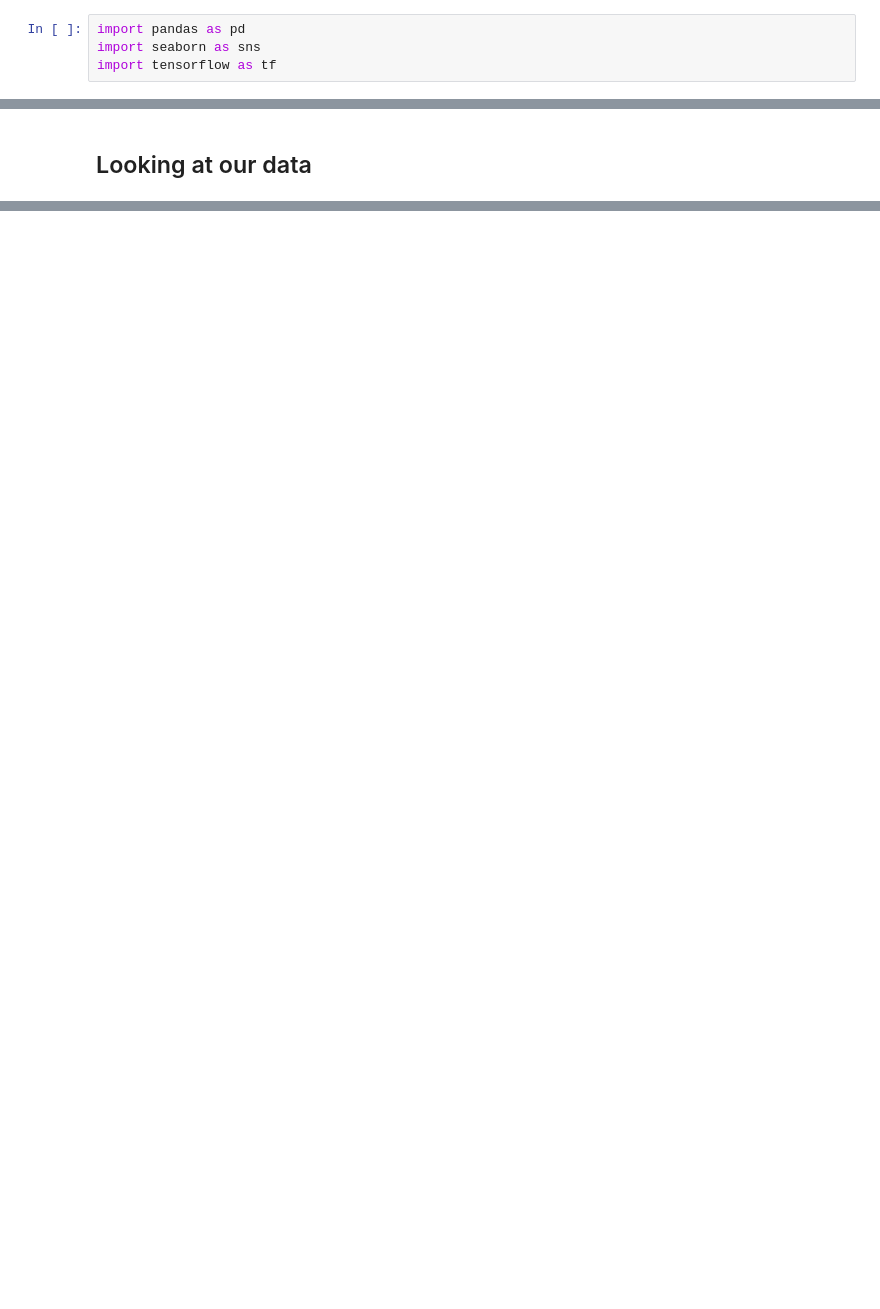
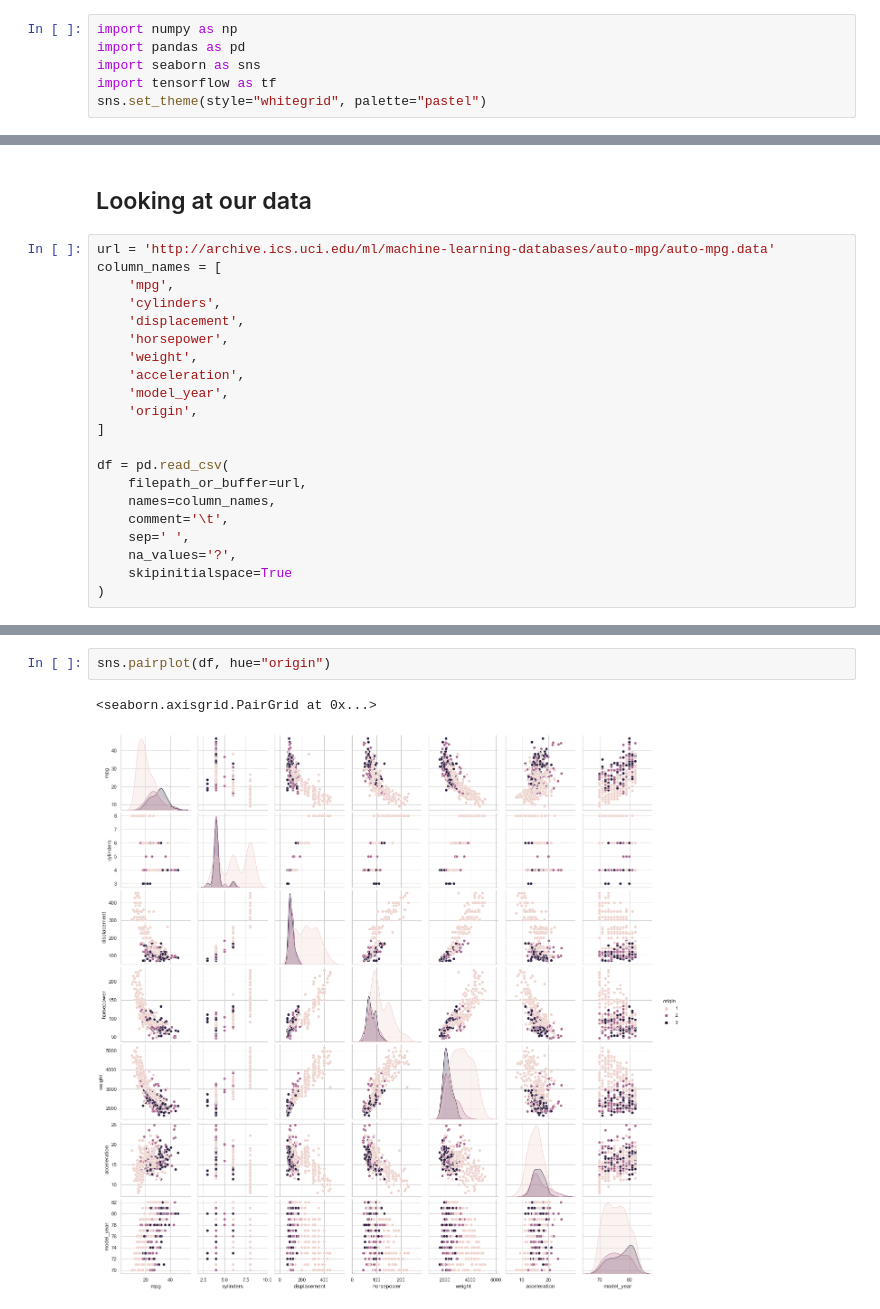
Before and after one commit to PurpleBooth/tensorflow-learning, a Jupyter notebook: 2-part/6-mpg-is-regressing.ipynb, the cells around one changed output, grey strips where cells are left out. Drawn from its saved outputs; the diff is of its cells as text; blank space fills up the shorter version.

```diff
--- a/2-part/6-mpg-is-regressing.ipynb
+++ b/2-part/6-mpg-is-regressing.ipynb
@@ -5,6 +5,8 @@ Lets try and predict the next value in a linear series of values using regressio
 
 ## Imports
 # %%
+import numpy as np
 import pandas as pd
 import seaborn as sns
 import tensorflow as tf
+sns.set_theme(style="whitegrid", palette="pastel")
@@ -13,2 +13,23 @@ ModuleNotFoundError: No module named 'unittest'
 # %% [markdown]
 ## Looking at our data
+# %%
+url = 'http://archive.ics.uci.edu/ml/machine-learning-databases/auto-mpg/auto-mpg.data'
+column_names = [
+    'mpg',
+    'cylinders',
+    'displacement',
+    'horsepower',
+    'weight',
+    'acceleration',
+    'model_year',
+    'origin',
+]
+
+df = pd.read_csv(
+    filepath_or_buffer=url,
+    names=column_names,
+    comment='\t',
+    sep=' ',
+    na_values='?',
+    skipinitialspace=True
+)
@@ -14,0 +70,5 @@ ModuleNotFoundError: No module named 'unittest'
+# %%
+sns.pairplot(df, hue="origin")
+# %% [output]
+<seaborn.axisgrid.PairGrid at 0x...>
+[figure, added]
```
Also changed, not shown: parts of 24 cells of this notebook, 2 other files.
